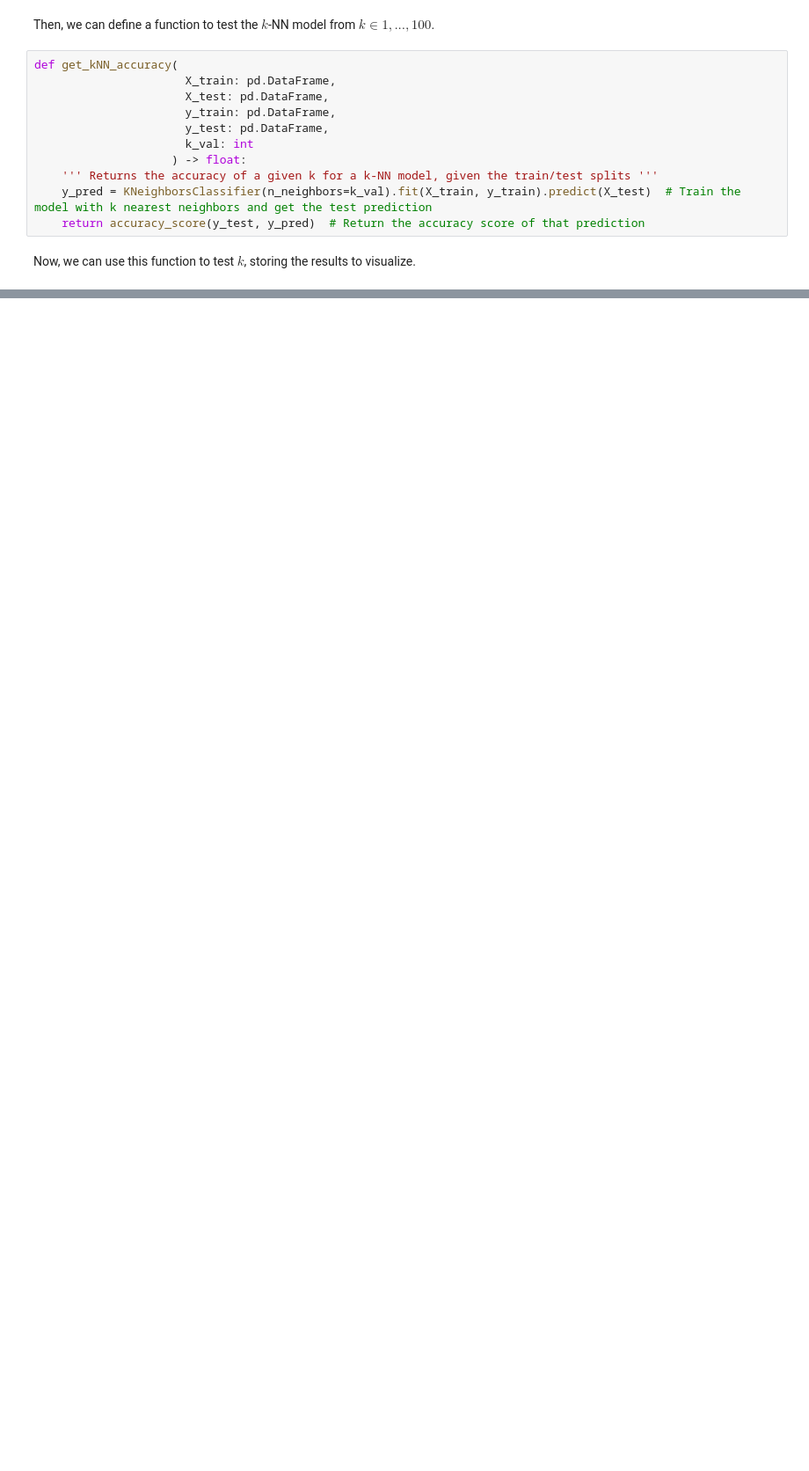
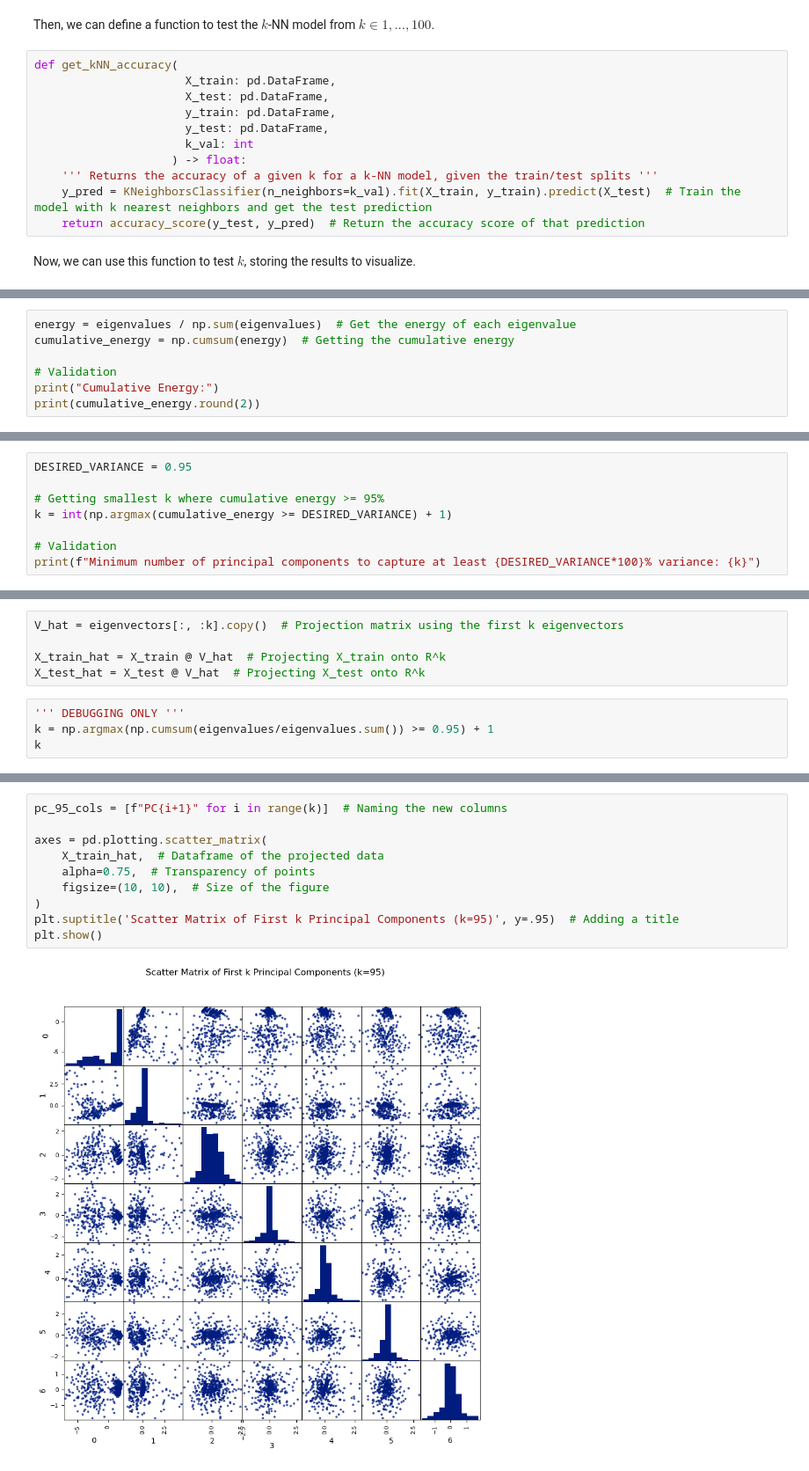
Before and after one commit to Jairik/Data-Science-Fundementals, a Jupyter notebook: HW2/HW2-JJ-McCauley.ipynb, the cells around one changed output, grey strips where cells are left out. Shown: that part at 88% size. Cells and saved outputs as stored; diff of their text form; blank space fills up the shorter version.

```diff
--- a/HW2/HW2-JJ-McCauley.ipynb
+++ b/HW2/HW2-JJ-McCauley.ipynb
@@ -236,0 +354,7 @@ KNeighborsClassifier does not accept missing values encoded as NaN natively. For
+# %%
+energy = eigenvalues / np.sum(eigenvalues)  # Get the energy of each eigenvalue
+cumulative_energy = np.cumsum(energy)  # Getting the cumulative energy
+
+# Validation
+print("Cumulative Energy:")
+print(cumulative_energy.round(2))
@@ -236,0 +386,8 @@ KNeighborsClassifier does not accept missing values encoded as NaN natively. For
+# %%
+DESIRED_VARIANCE = 0.95
+
+# Getting smallest k where cumulative energy >= 95%
+k = int(np.argmax(cumulative_energy >= DESIRED_VARIANCE) + 1)
+
+# Validation
+print(f"Minimum number of principal components to capture at least {DESIRED_VARIANCE*100}% variance: {k}")
@@ -236,0 +398,9 @@ KNeighborsClassifier does not accept missing values encoded as NaN natively. For
+# %%
+V_hat = eigenvectors[:, :k].copy()  # Projection matrix using the first k eigenvectors
+
+X_train_hat = X_train @ V_hat  # Projecting X_train onto R^k
+X_test_hat = X_test @ V_hat  # Projecting X_test onto R^k
+# %%
+''' DEBUGGING ONLY '''
+k = np.argmax(np.cumsum(eigenvalues/eigenvalues.sum()) >= 0.95) + 1
+k
@@ -236,0 +411,12 @@ KNeighborsClassifier does not accept missing values encoded as NaN natively. For
+# %%
+pc_95_cols = [f"PC{i+1}" for i in range(k)]  # Naming the new columns
+
+axes = pd.plotting.scatter_matrix(
+    X_train_hat,  # Dataframe of the projected data
+    alpha=0.75,  # Transparency of points
+    figsize=(10, 10),  # Size of the figure
+)
+plt.suptitle('Scatter Matrix of First k Principal Components (k=95)', y=.95)  # Adding a title
+plt.show()
+# %% [output]
+[figure, added]
```
Also changed, not shown: parts of 22 cells of this notebook.
